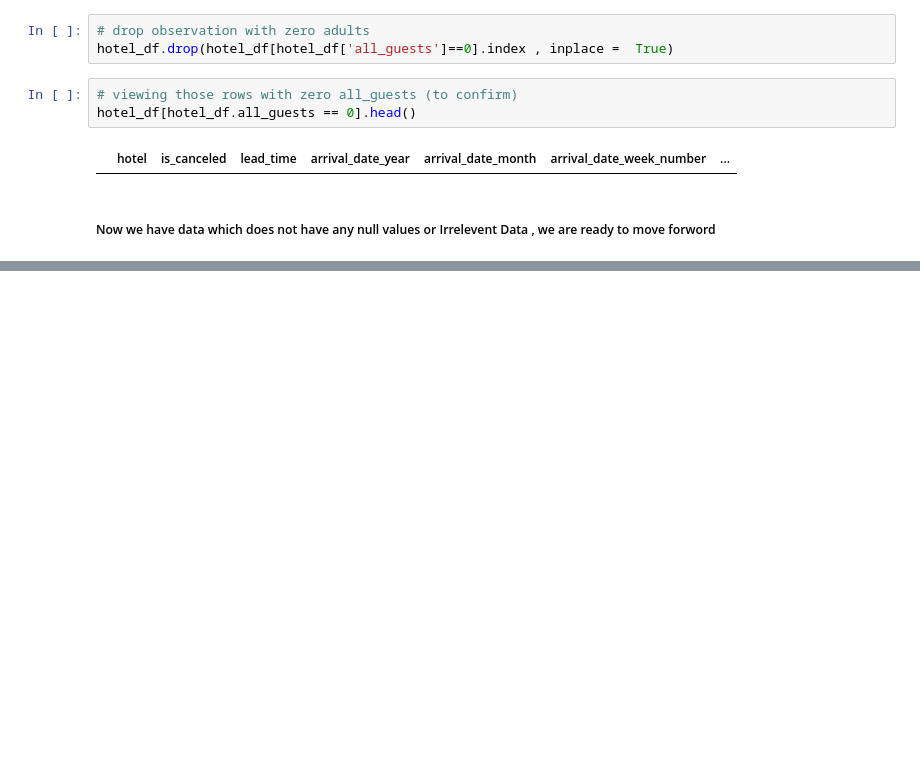
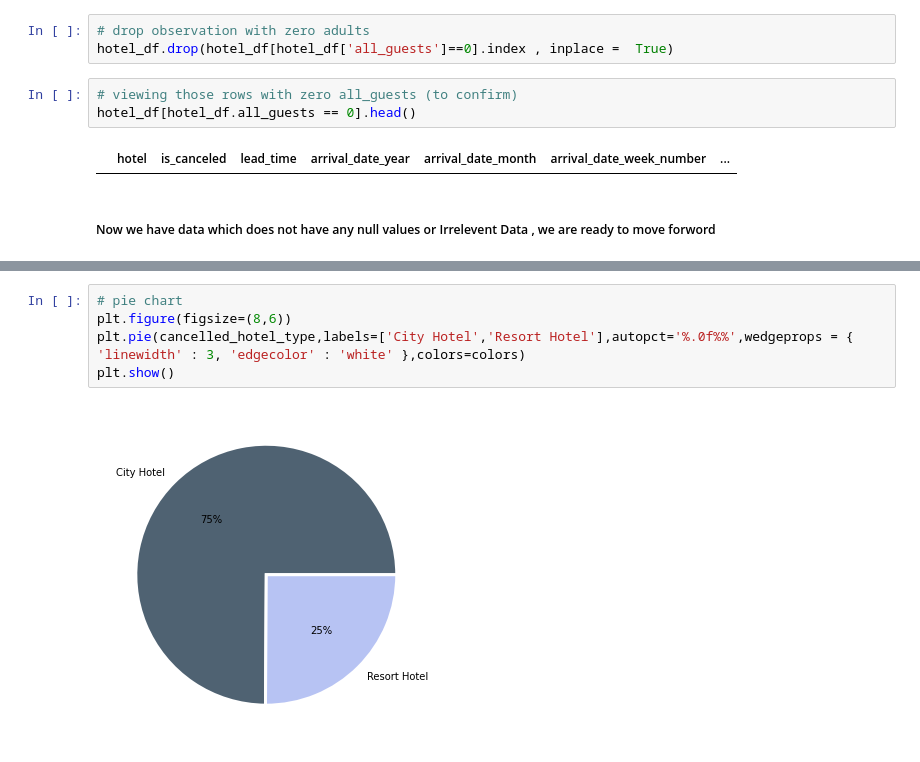
Before and after one commit to shinkarkunal/EDA_Hotel_booking, a Jupyter notebook: Hotel_Booking_Analysis_Capstone_Project_KUNAL_SHINKAR_ipynb.ipynb, the cells around one changed output, grey strips where cells are left out. Drawn from its saved outputs; the diff is of its cells as text; blank space fills up the shorter version.

```diff
--- a/Hotel_Booking_Analysis_Capstone_Project_KUNAL_SHINKAR_ipynb.ipynb
+++ b/Hotel_Booking_Analysis_Capstone_Project_KUNAL_SHINKAR_ipynb.ipynb
@@ -250,0 +304,7 @@ hotel_df[hotel_df.all_guests == 0].head()
+# %%
+# pie chart
+plt.figure(figsize=(8,6))
+plt.pie(cancelled_hotel_type,labels=['City Hotel','Resort Hotel'],autopct='%.0f%%',wedgeprops = { 'linewidth' : 3, 'edgecolor' : 'white' },colors=colors)
+plt.show()
+# %% [output]
+[figure, added]
```
Also changed, not shown: parts of 18 cells of this notebook.
